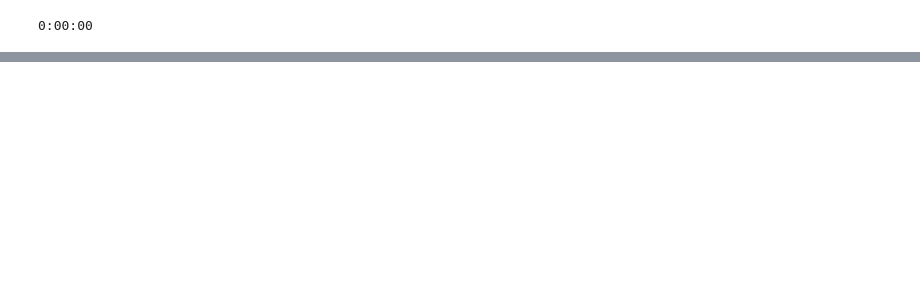
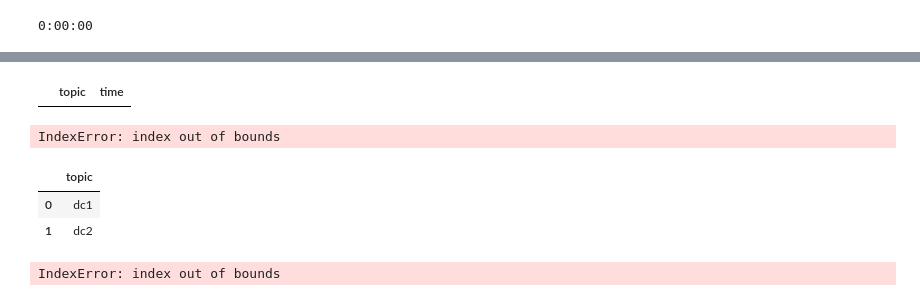
Before and after one commit to stanlypalathingal/MS-dissertaion-project, a Jupyter notebook: trial_data2/trials_3.ipynb, the cells around one changed output, grey strips where cells are left out. Drawn from its saved outputs; the diff is of its cells as text; code cells hidden in the pictures; blank space fills up the shorter version.

```diff
--- a/trial_data2/trials_3.ipynb
+++ b/trial_data2/trials_3.ipynb
@@ -59,0 +58,34 @@ benchmark()
+# %%
+df2=pd.read_csv("data_request.csv",delimiter=",",names=["topic","time"])
+df2["time"]=pd.to_datetime(df2["time"],infer_datetime_format=True)
+df2=df2.drop(df2.index[[0]])
+df2.to_csv("data_request.csv",mode="w",index=False,header=False)
+df2
+with open('temporary_store.txt','a') as f:
+    f.write("\n"+str(df2.topic[1]))
+f.close()
+# %% [output]
+|  | topic | time |
+IndexError: index out of bounds
+# %%
+df3=pd.read_csv("temporary_store.txt",delimiter=",",names=["topic"])
+df3
+# %% [output]
+|  | topic |
+| 0 | dc1 |
+| 1 | dc2 |
+# %%
+l=len(df2)
+for i in range(0,l):
+    if(df1["topic"][i]==df2.topic[0]):
+        if(df1.time[i] < df2.time[0]):
+            df1.time[i]= df2.time[0] # updating the time to the request time
+            print(df1.time[i])
+            df1.to_csv("data/register_dc.csv",index=False,header=False)
+            with open('data/temporary_store.txt','w') as f:
+                f.write(str(df2.topic[0]))
+            f.close()
+        df2=df2.drop(df2.index[[0]])
+        df2.to_csv("data/data_request.csv",mode="w",index=False,header=False)
+# %% [output]
+IndexError: index out of bounds
```
Also changed, not shown: parts of 7 cells of this notebook, 8 other files.
